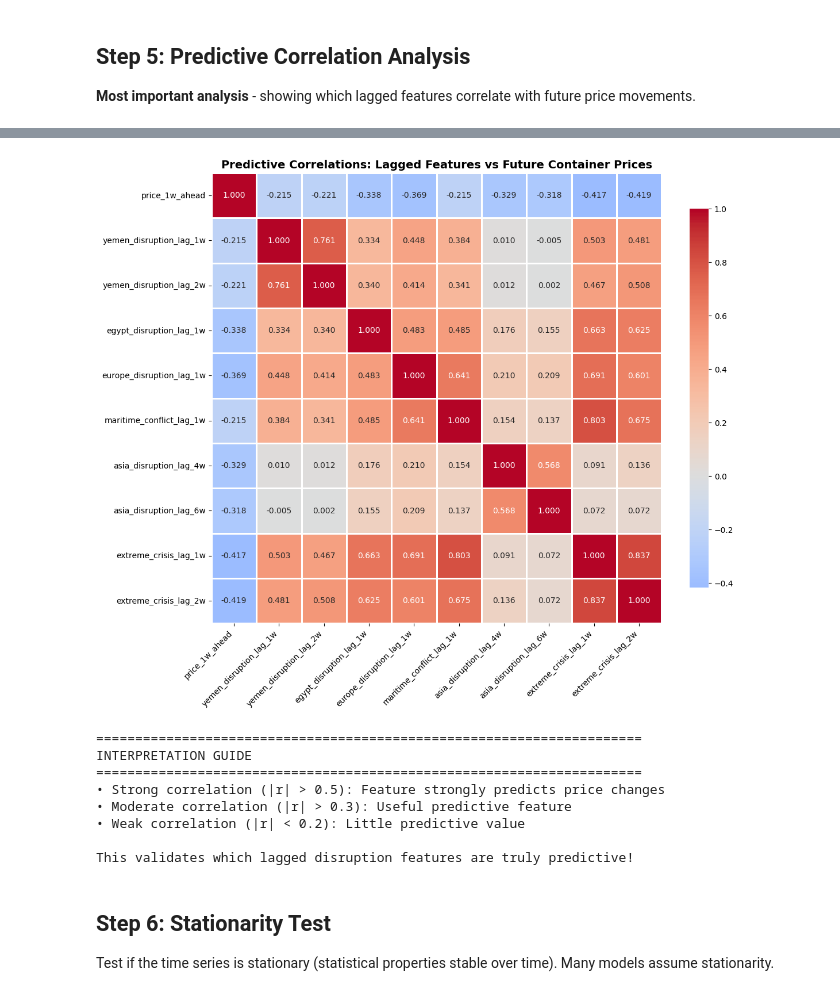
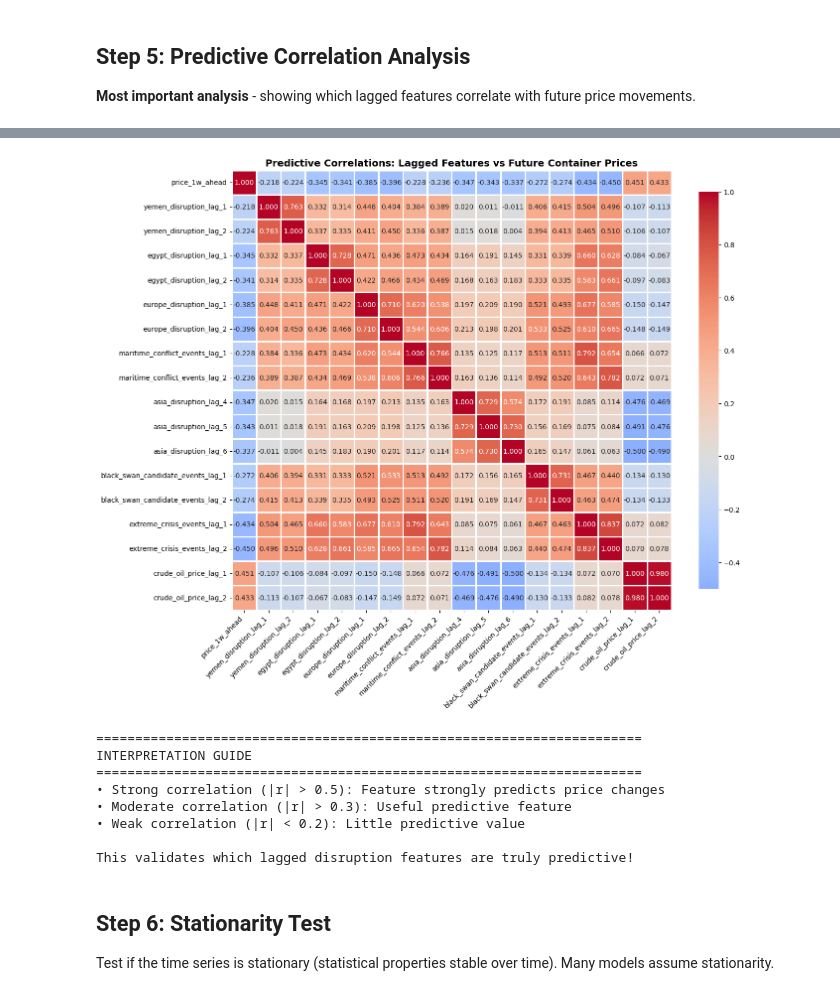
Before and after one commit to BenjaminLTakaki/Container_Predic, a Jupyter notebook: 02_data_understanding.ipynb, the cells around one changed output, grey strips where cells are left out. Drawn from its saved outputs; the diff is of its cells as text; code cells hidden in the pictures.

```diff
--- a/02_data_understanding.ipynb
+++ b/02_data_understanding.ipynb
@@ -142,0 +141,19 @@ Removed 7 rows due to lagging
+# %%
+# Clean dataset by dropping rows with NaN in lagged features and target
+# We need to keep rows where we have valid lagged features for prediction
+before_clean = len(df_combined)
+
+# First, drop rows where target is NaN (last row, since we can't predict beyond our data)
+df_model_data = df_combined.dropna(subset=['price_1w_ahead'])
+
+# Then drop rows where lagged features are NaN (first few rows due to shifting)
+lag_cols = [col for col in df_model_data.columns if '_lag_' in col]
+if lag_cols:
+    df_model_data = df_model_data.dropna(subset=lag_cols)
+
+after_clean = len(df_model_data)
+
+print(f"\nFinal modeling dataset: {after_clean} rows, {len(df_model_data.columns)} features")
+print(f"Date range: {df_model_data.index.min().date()} to {df_model_data.index.max().date()}")
+print(f"Removed {before_clean - after_clean} rows due to missing essential data")
+print(f"Lagged features preserved: {len(lag_cols)}")
@@ -247,33 +286,40 @@ plt.show()
 **Most important analysis** - showing which lagged features correlate with future price movements.
 # %%
 # Correlation matrix for target and lagged features
-predictive_features = ['price_1w_ahead'] + lag_features
-correlation_data = df_model_data[predictive_features].corr()
-target_correlations = correlation_data['price_1w_ahead'].drop('price_1w_ahead')
+lag_features = [col for col in df_model_data.columns if '_lag_' in col]
 
-print("=" * 70)
-print("PREDICTIVE FEATURE CORRELATIONS WITH FUTURE PRICE")
-print("=" * 70)
-print("\nFeatures ranked by correlation strength with price_1w_ahead:")
-print(target_correlations.sort_values(ascending=False))
+if len(lag_features) == 0:
+    print("ERROR: No lagged features found! Check Step 3 feature engineering.")
+else:
+    predictive_features = ['price_1w_ahead'] + lag_features
+    correlation_data = df_model_data[predictive_features].corr()
+    target_correlations = correlation_data['price_1w_ahead'].drop('price_1w_ahead')
 
-# Heatmap
-plt.figure(figsize=(12, 10))
-sns.heatmap(correlation_data, annot=True, cmap='coolwarm', center=0,
-            fmt='.3f', square=True, linewidths=1, cbar_kws={"shrink": 0.8})
-plt.title('Predictive Correlations: Lagged Features vs Future Container Prices',
-          fontsize=14, fontweight='bold')
-plt.xticks(rotation=45, ha='right')
-plt.tight_layout()
-plt.show()
+    print("=" * 70)
+    print("PREDICTIVE FEATURE CORRELATIONS WITH FUTURE PRICE")
+    print("=" * 70)
+    print(f"\nAnalyzing {len(lag_features)} lagged features")
+    print("\nFeatures ranked by correlation strength with price_1w_ahead:")
+    print(target_correlations.sort_values(ascending=False))
 
-print("\n" + "=" * 70)
-print("INTERPRETATION GUIDE")
-print("=" * 70)
-print("• Strong correlation (|r| > 0.5): Feature strongly predicts price changes")
-print("• Moderate correlation (|r| > 0.3): Useful predictive feature")
-print("• Weak correlation (|r| < 0.2): Little predictive value")
-print("\nThis validates which lagged disruption features are truly predictive!")
+    # Heatmap
+    plt.figure(figsize=(14, 12))
+    sns.heatmap(correlation_data, annot=True, cmap='coolwarm', center=0,
+                fmt='.3f', square=True, linewidths=1, cbar_kws={"shrink": 0.8})
+    plt.title('Predictive Correlations: Lagged Features vs Future Container Prices',
+              fontsize=14, fontweight='bold')
+    plt.xticks(rotation=45, ha='right')
+    plt.yticks(rotation=0)
+    plt.tight_layout()
+    plt.show()
+
+    print("\n" + "=" * 70)
+    print("INTERPRETATION GUIDE")
+    print("=" * 70)
+    print("• Strong correlation (|r| > 0.5): Feature strongly predicts price changes")
+    print("• Moderate correlation (|r| > 0.3): Useful predictive feature")
+    print("• Weak correlation (|r| < 0.2): Little predictive value")
+    print("\nThis validates which lagged disruption features are truly predictive!")
 # %% [output]
 ======================================================================
 PREDICTIVE FEATURE CORRELATIONS WITH FUTURE PRICE
@@ -292,5 +340,5 @@ extreme_crisis_lag_2w      -0.419014
 Name: price_1w_ahead, dtype: float64
-[figure, old version]
+[figure, new version]
 ======================================================================
 INTERPRETATION GUIDE
 ======================================================================
```
Also changed, not shown: parts of 13 cells of this notebook, 4 other files.
